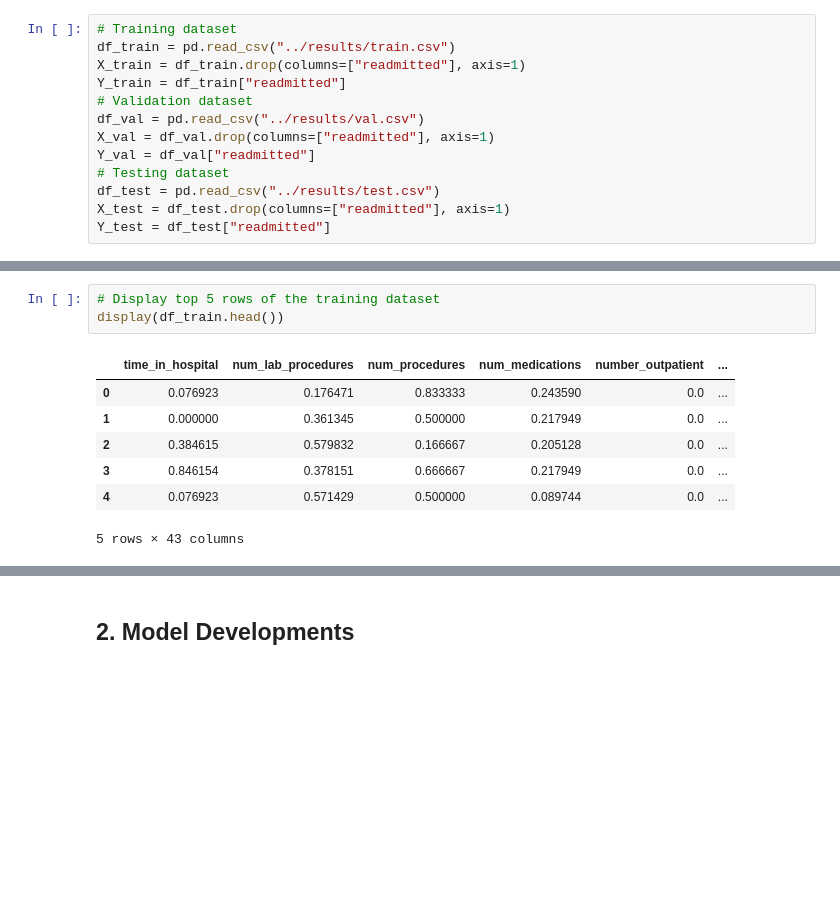
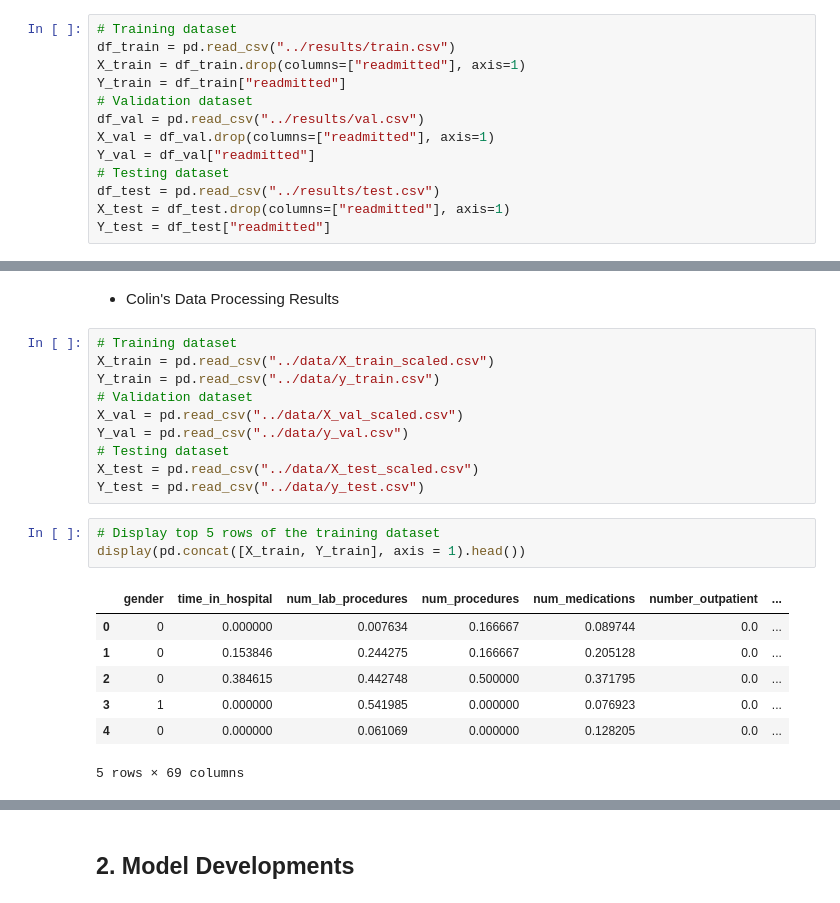
Before and after one commit to cpfrish/diabetes-readmission, a Jupyter notebook: notebooks/terra_tf_rf_xgb.ipynb, the cells around one changed output, grey strips where cells are left out. Drawn from its saved outputs; the diff is of its cells as text; blank space fills up the shorter version.

```diff
--- a/notebooks/terra_tf_rf_xgb.ipynb
+++ b/notebooks/terra_tf_rf_xgb.ipynb
@@ -62,14 +76,26 @@ Y_test = df_test["readmitted"]
+# %% [markdown]
+- Colin's Data Processing Results
+# %%
+# Training dataset
+X_train = pd.read_csv("../data/X_train_scaled.csv")
+Y_train = pd.read_csv("../data/y_train.csv")
+# Validation dataset
+X_val = pd.read_csv("../data/X_val_scaled.csv")
+Y_val = pd.read_csv("../data/y_val.csv")
+# Testing dataset
+X_test = pd.read_csv("../data/X_test_scaled.csv")
+Y_test = pd.read_csv("../data/y_test.csv")
 # %%
 # Display top 5 rows of the training dataset
-display(df_train.head())
+display(pd.concat([X_train, Y_train], axis = 1).head())
 # %% [output]
-|  | time_in_hospital | num_lab_procedures | num_procedures | num_medications | number_outpatient | ... |
-| 0 | 0.076923 | 0.176471 | 0.833333 | 0.243590 | 0.0 | ... |
-| 1 | 0.000000 | 0.361345 | 0.500000 | 0.217949 | 0.0 | ... |
-| 2 | 0.384615 | 0.579832 | 0.166667 | 0.205128 | 0.0 | ... |
-| 3 | 0.846154 | 0.378151 | 0.666667 | 0.217949 | 0.0 | ... |
-| 4 | 0.076923 | 0.571429 | 0.500000 | 0.089744 | 0.0 | ... |
+|  | gender | time_in_hospital | num_lab_procedures | num_procedures | num_medications | number_outpatient | ... |
+| 0 | 0 | 0.000000 | 0.007634 | 0.166667 | 0.089744 | 0.0 | ... |
+| 1 | 0 | 0.153846 | 0.244275 | 0.166667 | 0.205128 | 0.0 | ... |
+| 2 | 0 | 0.384615 | 0.442748 | 0.500000 | 0.371795 | 0.0 | ... |
+| 3 | 1 | 0.000000 | 0.541985 | 0.000000 | 0.076923 | 0.0 | ... |
+| 4 | 0 | 0.000000 | 0.061069 | 0.000000 | 0.128205 | 0.0 | ... |
-5 rows × 43 columns
+5 rows × 69 columns
 # %%
 # Check the shape of all variables
 print(f"The shape of X_train is: {X_train.shape}")
```
Also changed, not shown: parts of 12 cells of this notebook, 5 other files.
